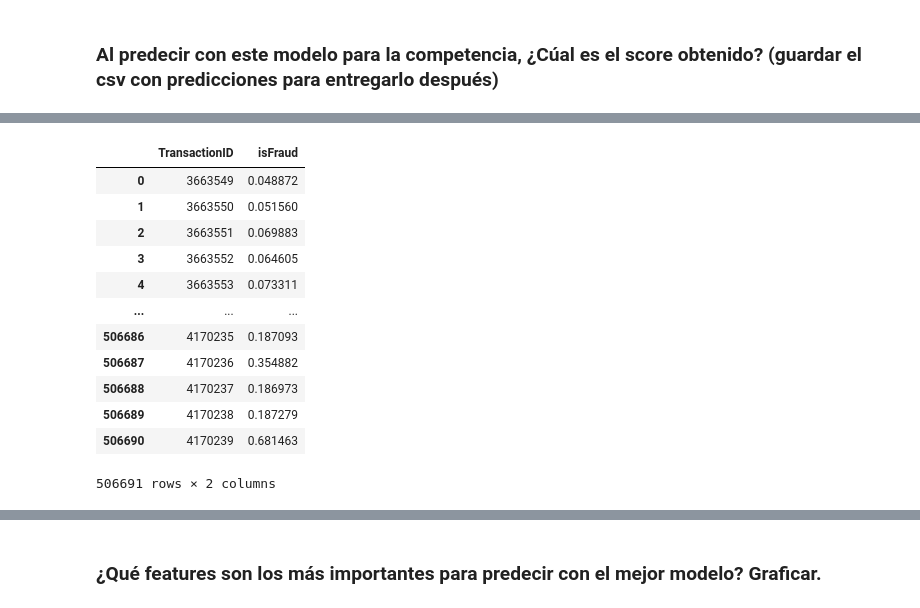
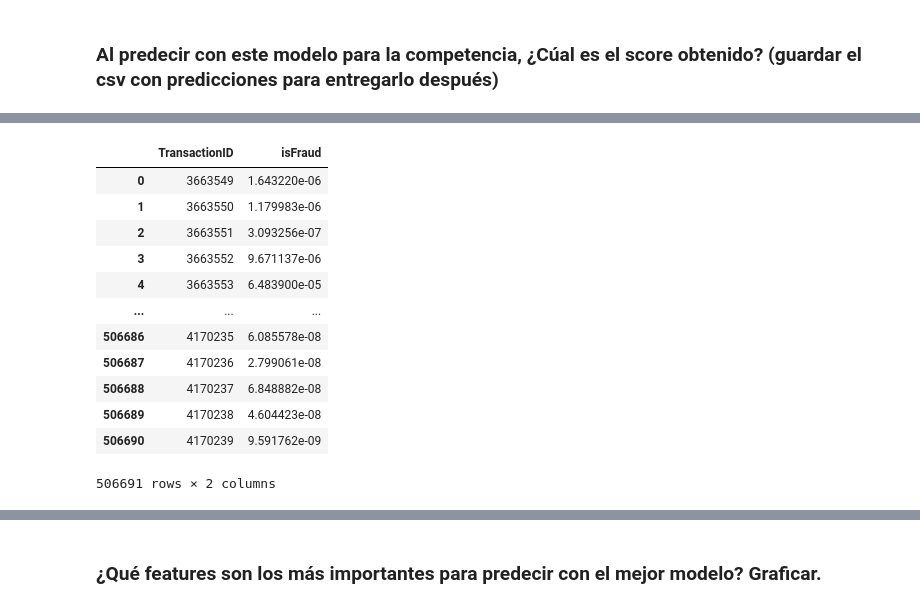
Before and after one commit to MauRodriguez/Orga-de-Datos-entregas, a Jupyter notebook: TP 3/baseline.ipynb, the cells around one changed output, grey strips where cells are left out. Drawn from its saved outputs; the diff is of its cells as text; code cells hidden in the pictures.

```diff
--- a/TP 3/baseline.ipynb
+++ b/TP 3/baseline.ipynb
@@ -58,4 +60,4 @@ for column in categorical_columns:
     test[column] =  test[column].map(mean_encoded_col_train)
     list_dicts.append(mean_encoded_col_train)
 for c in test.columns:
-    test[c] = test[c].fillna(0)
+    test[c] = test[c].fillna(train[c].mean())
@@ -178,9 +166,12 @@ test_identity = pd.read_csv("ieee-fraud-detection/test_identity.csv")
 test = test_transaction.merge(test_identity, on = "TransactionID", how = "left")
 test_transaction = None
 test_identity = None
+# %%
+test_ids = test.TransactionID
 # %%
 for c in test.columns:
     test[c] = test[c].fillna(0)
 # %%
-test.columns = train_columns[1:]
-test = test.rename(columns = {"isFraud": "TransactionID"})
+test.columns = test.columns.str.replace('id-','id_')
+test = test.iloc[:,1:]
+test
@@ -188,7 +193,7 @@ test = test.rename(columns = {"isFraud": "TransactionID"})
 for i in range(len(list_dicts)):
     test[categorical_columns[i]] =  test[categorical_columns[i]].map(list_dicts[i])
 for c in test.columns:
-    test[c] = test[c].fillna(0)
+    test[c] = test[c].fillna(x_train[c].mean())
 # %%
 test
 # %% [output]
@@ -208,23 +213,23 @@ test
 # %%
 pred = best_model.predict_proba(test.values)
 # %%
-data = {"TransactionID": test.TransactionID,
+data = {"TransactionID": test_ids,
     "isFraud": pred[:, 1]}
 
 submission = pd.DataFrame(data)
 submission
 # %% [output]
 |  | TransactionID | isFraud |
-| 0 | 3663549 | 0.048872 |
-| 1 | 3663550 | 0.051560 |
-| 2 | 3663551 | 0.069883 |
-| 3 | 3663552 | 0.064605 |
-| 4 | 3663553 | 0.073311 |
+| 0 | 3663549 | 1.643220e-06 |
+| 1 | 3663550 | 1.179983e-06 |
+| 2 | 3663551 | 3.093256e-07 |
+| 3 | 3663552 | 9.671137e-06 |
+| 4 | 3663553 | 6.483900e-05 |
 | ... | ... | ... |
-| 506686 | 4170235 | 0.187093 |
-| 506687 | 4170236 | 0.354882 |
-| 506688 | 4170237 | 0.186973 |
-| 506689 | 4170238 | 0.187279 |
-| 506690 | 4170239 | 0.681463 |
+| 506686 | 4170235 | 6.085578e-08 |
+| 506687 | 4170236 | 2.799061e-08 |
+| 506688 | 4170237 | 6.848882e-08 |
+| 506689 | 4170238 | 4.604423e-08 |
+| 506690 | 4170239 | 9.591762e-09 |
 506691 rows × 2 columns
 # %%
```
Also changed, not shown: parts of 15 cells of this notebook, 3 other files.
